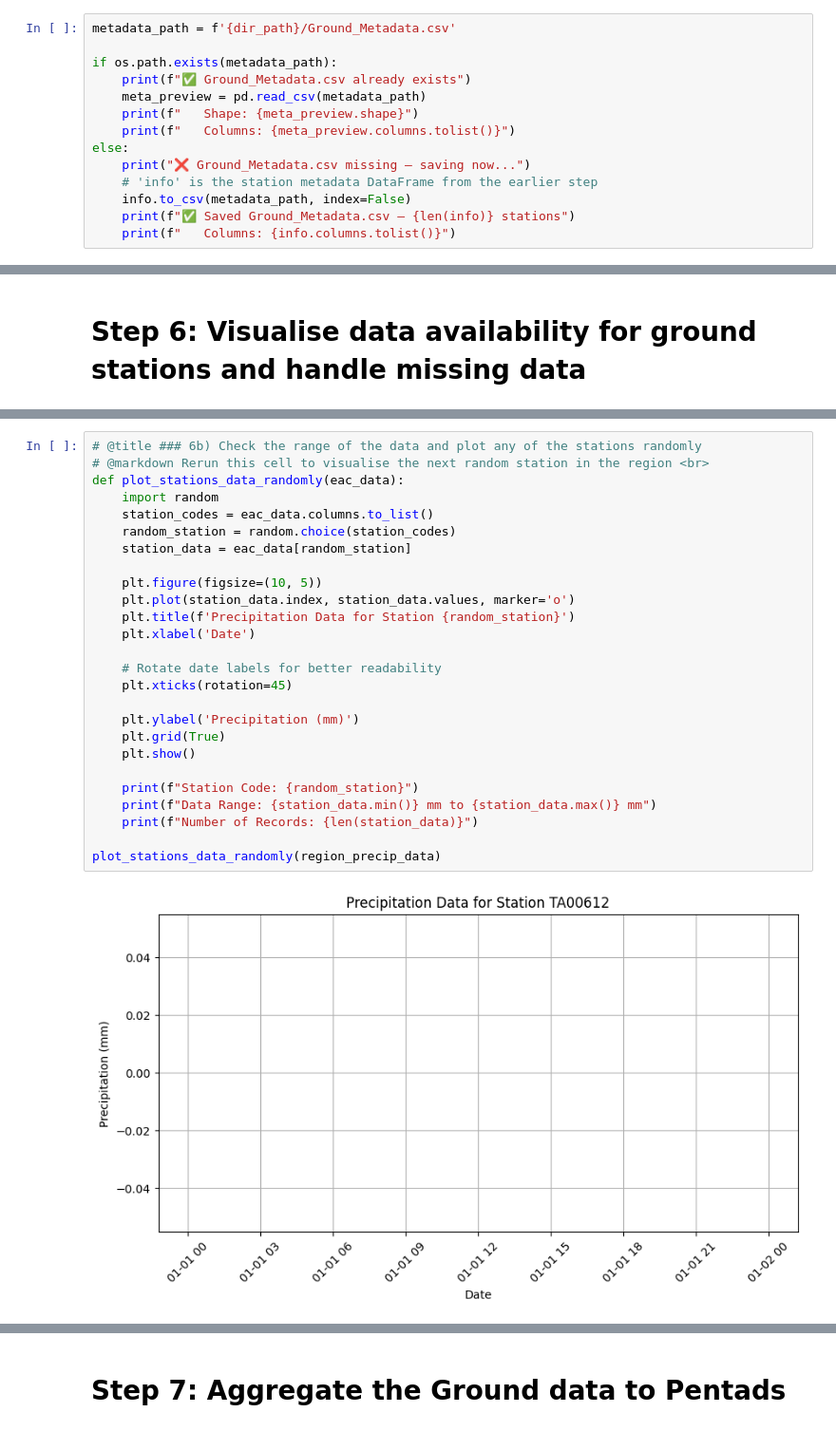
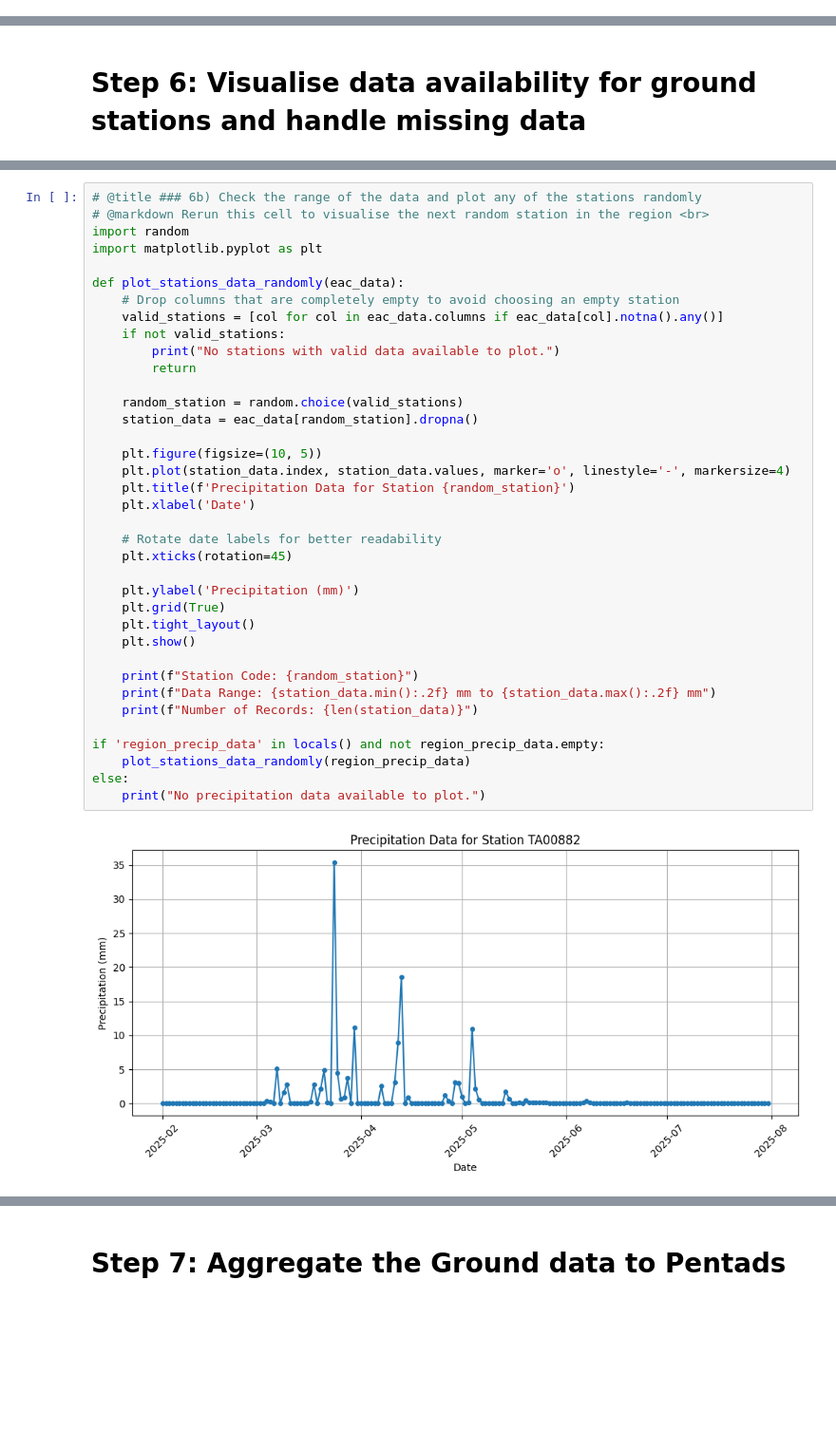
Before and after one commit to Nelson1798/NOAA, a Jupyter notebook: 01_Ground_QC_improved_v5.ipynb, the cells around one changed output, grey strips where cells are left out. Shown at 95% size. Drawn from its saved outputs; the diff is of its cells as text; blank space fills up the shorter version.

```diff
--- a/01_Ground_QC_improved_v5.ipynb
+++ b/01_Ground_QC_improved_v5.ipynb
@@ -916,14 +1036,0 @@ print(f"   Stations: {region_precip.shape[1]}")
-# %%
-metadata_path = f'{dir_path}/Ground_Metadata.csv'
-
-if os.path.exists(metadata_path):
-    print(f"✅ Ground_Metadata.csv already exists")
-    meta_preview = pd.read_csv(metadata_path)
-    print(f"   Shape: {meta_preview.shape}")
-    print(f"   Columns: {meta_preview.columns.tolist()}")
-else:
-    print("❌ Ground_Metadata.csv missing — saving now...")
-    # 'info' is the station metadata DataFrame from the earlier step
-    info.to_csv(metadata_path, index=False)
-    print(f"✅ Saved Ground_Metadata.csv — {len(info)} stations")
-    print(f"   Columns: {info.columns.tolist()}")
@@ -1519,28 +1408,39 @@ print("✅ Step successful.")
 # %%
 # @title ### 6b) Check the range of the data and plot any of the stations randomly
 # @markdown Rerun this cell to visualise the next random station in the region <br>
+import random
+import matplotlib.pyplot as plt
+
 def plot_stations_data_randomly(eac_data):
-    import random
-    station_codes = eac_data.columns.to_list()
-    random_station = random.choice(station_codes)
-    station_data = eac_data[random_station]
+    # Drop columns that are completely empty to avoid choosing an empty station
+    valid_stations = [col for col in eac_data.columns if eac_data[col].notna().any()]
+    if not valid_stations:
+        print("No stations with valid data available to plot.")
+        return
+
+    random_station = random.choice(valid_stations)
+    station_data = eac_data[random_station].dropna()
 
     plt.figure(figsize=(10, 5))
-    plt.plot(station_data.index, station_data.values, marker='o')
+    plt.plot(station_data.index, station_data.values, marker='o', linestyle='-', markersize=4)
     plt.title(f'Precipitation Data for Station {random_station}')
     plt.xlabel('Date')
 
     # Rotate date labels for better readability
     plt.xticks(rotation=45)
 
     plt.ylabel('Precipitation (mm)')
     plt.grid(True)
+    plt.tight_layout()
     plt.show()
 
     print(f"Station Code: {random_station}")
-    print(f"Data Range: {station_data.min()} mm to {station_data.max()} mm")
+    print(f"Data Range: {station_data.min():.2f} mm to {station_data.max():.2f} mm")
     print(f"Number of Records: {len(station_data)}")
 
-plot_stations_data_randomly(region_precip_data)
+if 'region_precip_data' in locals() and not region_precip_data.empty:
+    plot_stations_data_randomly(region_precip_data)
+else:
+    print("No precipitation data available to plot.")
 # %% [output]
-[figure, old version]
+[figure, new version]
```
Also changed, not shown: parts of 24 cells of this notebook.
